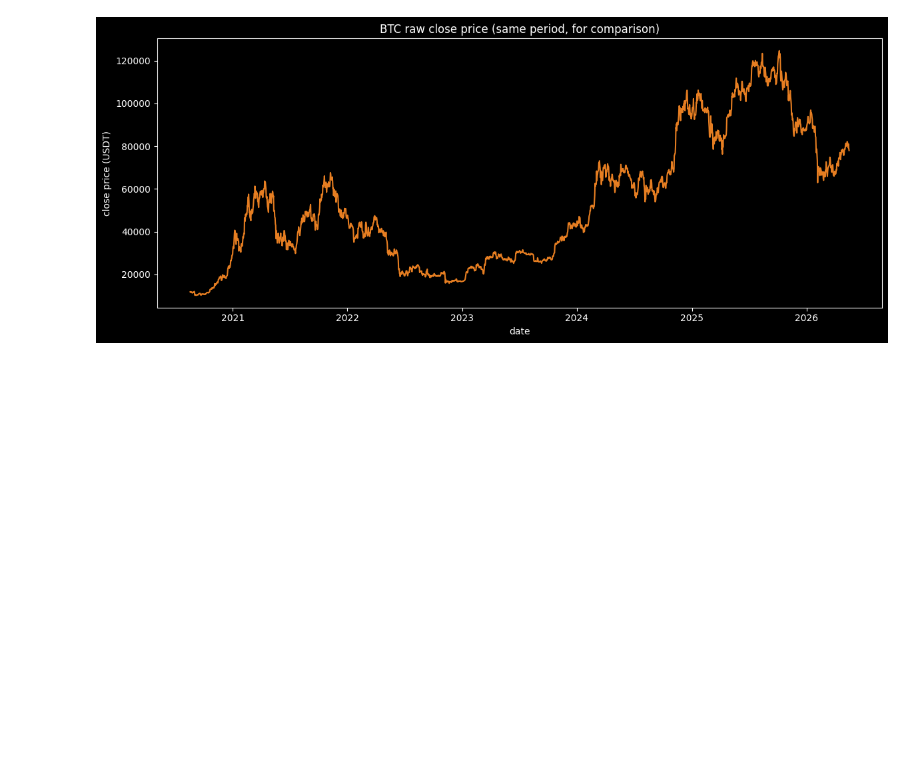
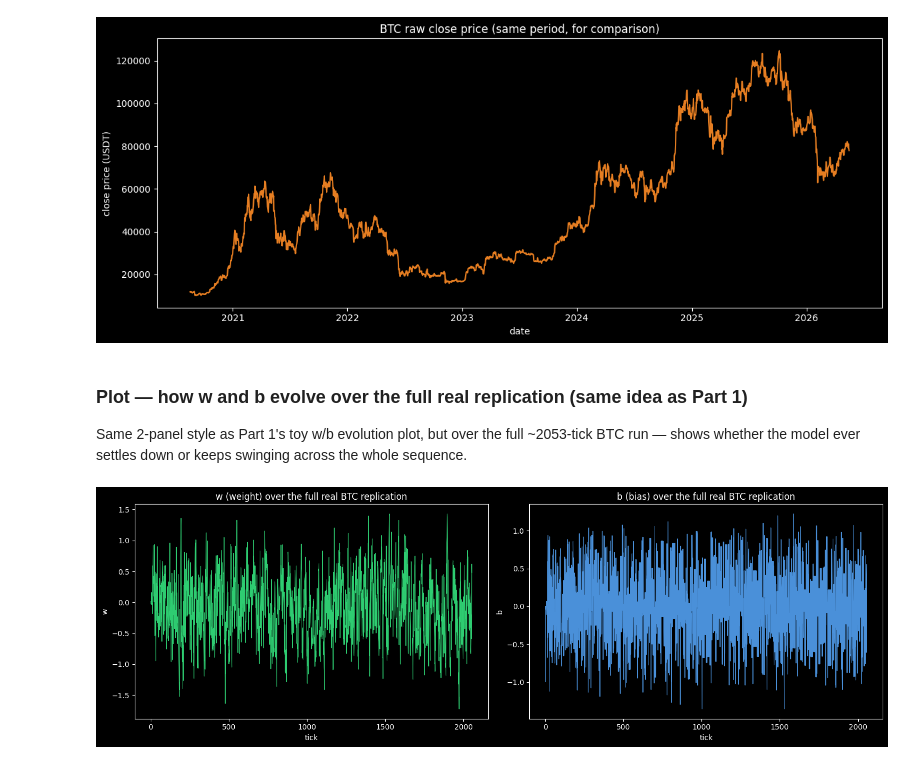
Before and after one commit to Saurav-cloud9/CodePonting, a Jupyter notebook: Algo_Trading/Framework_V2/scripts/trials/regime_model/memlabs/50_model_c_dummy_then_real.ipynb, the cells around one changed output. Drawn from its saved outputs; the diff is of its cells as text; code cells hidden in the pictures; blank space fills up the shorter version.

```diff
--- a/Algo_Trading/Framework_V2/scripts/trials/regime_model/memlabs/50_model_c_dummy_then_real.ipynb
+++ b/Algo_Trading/Framework_V2/scripts/trials/regime_model/memlabs/50_model_c_dummy_then_real.ipynb
@@ -312,3 +391,25 @@ plt.show()
 # %% [output]
 [figure]
 [figure]
+# %% [markdown]
+### Plot — how w and b evolve over the full real replication (same idea as Part 1)
+
+Same 2-panel style as Part 1's toy w/b evolution plot, but over the full ~2053-tick BTC run —
+shows whether the model ever settles down or keeps swinging across the whole sequence.
+# %%
+fig, (ax1, ax2) = plt.subplots(1, 2, figsize=(15, 5))
+
+ax1.plot(df_results_real.index, df_results_real['model_weight'], color='#2ecc71', linewidth=0.8)
+ax1.set_title('w (weight) over the full real BTC replication')
+ax1.set_xlabel('tick')
+ax1.set_ylabel('w')
+
+ax2.plot(df_results_real.index, df_results_real['model_bias'], color='#4a90d9', linewidth=0.8)
+ax2.set_title('b (bias) over the full real BTC replication')
+ax2.set_xlabel('tick')
+ax2.set_ylabel('b')
+
+plt.tight_layout()
+plt.show()
+# %% [output]
+[figure, added]
```
Also changed, not shown: parts of 11 cells of this notebook, 40 other files.
